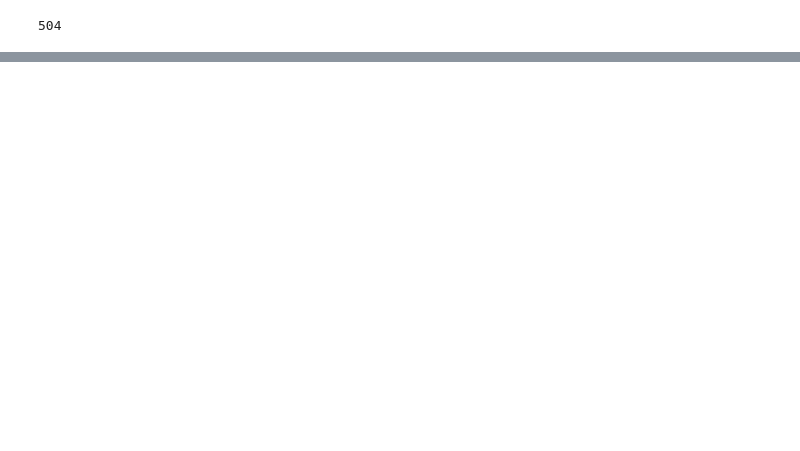
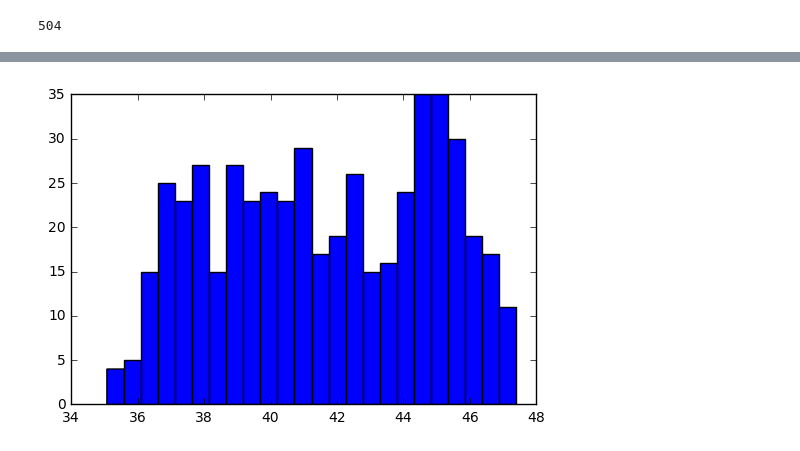
Before and after one commit to mistakemisure/tmp, a Jupyter notebook: Kalyagin_lab3.ipynb, the cells around one changed output, grey strips where cells are left out. Drawn from its saved outputs; the diff is of its cells as text; code cells hidden in the pictures; blank space fills up the shorter version.

```diff
--- a/Kalyagin_lab3.ipynb
+++ b/Kalyagin_lab3.ipynb
@@ -133,0 +195,5 @@ plt.show()
+# %%
+plt.hist(Y,24)
+plt.show()
+# %% [output]
+[figure, added]
```
Also changed, not shown: parts of 18 cells of this notebook.
